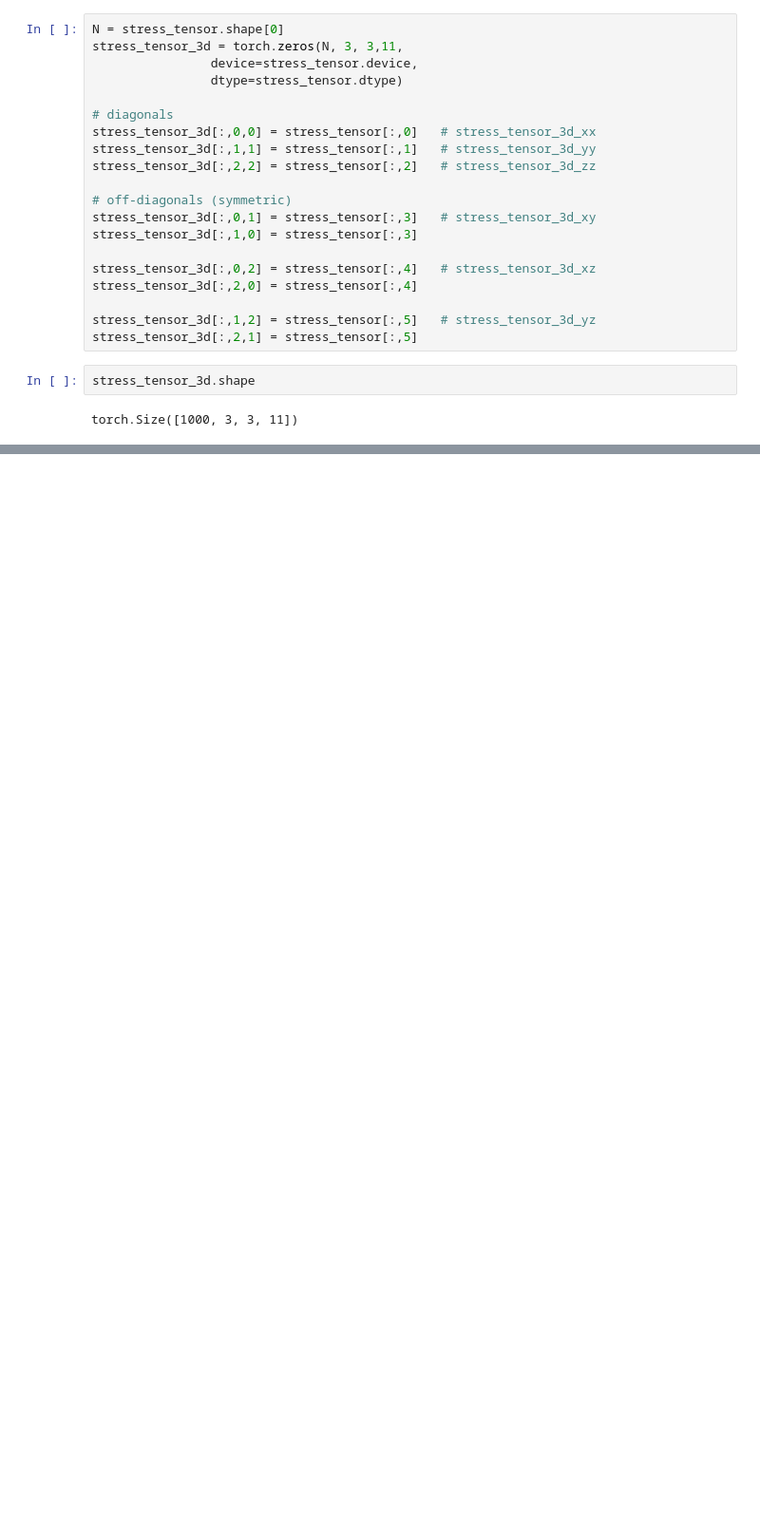
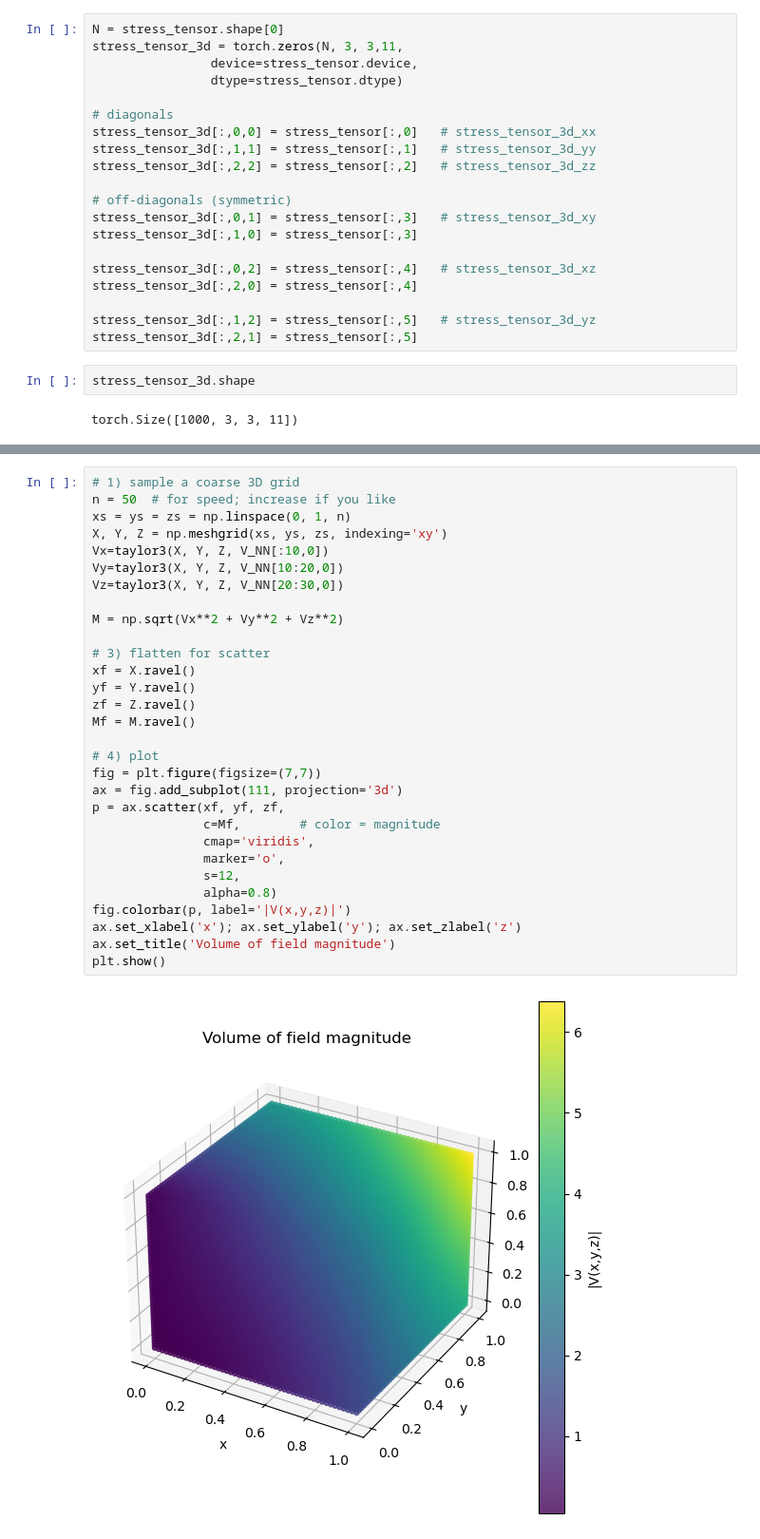
Before and after one commit to grodrguez3/EUCLID-hyperelasticity-NN, a Jupyter notebook: my_drivers/Taylor_expansions.ipynb, the cells around one changed output, grey strips where cells are left out. Shown at 95% size. Saved outputs shown, nothing was run; the diff lists cells and outputs as text; blank space fills up the shorter version.

```diff
--- a/my_drivers/Taylor_expansions.ipynb
+++ b/my_drivers/Taylor_expansions.ipynb
@@ -523,0 +641,32 @@ KeyboardInterrupt:
+# %%
+# 1) sample a coarse 3D grid
+n = 50  # for speed; increase if you like
+xs = ys = zs = np.linspace(0, 1, n)
+X, Y, Z = np.meshgrid(xs, ys, zs, indexing='xy')
+Vx=taylor3(X, Y, Z, V_NN[:10,0])
+Vy=taylor3(X, Y, Z, V_NN[10:20,0])
+Vz=taylor3(X, Y, Z, V_NN[20:30,0])
+
+M = np.sqrt(Vx**2 + Vy**2 + Vz**2)
+
+# 3) flatten for scatter
+xf = X.ravel()
+yf = Y.ravel()
+zf = Z.ravel()
+Mf = M.ravel()
+
+# 4) plot
+fig = plt.figure(figsize=(7,7))
+ax = fig.add_subplot(111, projection='3d')
+p = ax.scatter(xf, yf, zf,
+               c=Mf,        # color = magnitude
+               cmap='viridis',
+               marker='o',
+               s=12,
+               alpha=0.8)
+fig.colorbar(p, label='|V(x,y,z)|')
+ax.set_xlabel('x'); ax.set_ylabel('y'); ax.set_zlabel('z')
+ax.set_title('Volume of field magnitude')
+plt.show()
+# %% [output]
+[figure, added]
```
Also changed, not shown: parts of 12 cells of this notebook.
